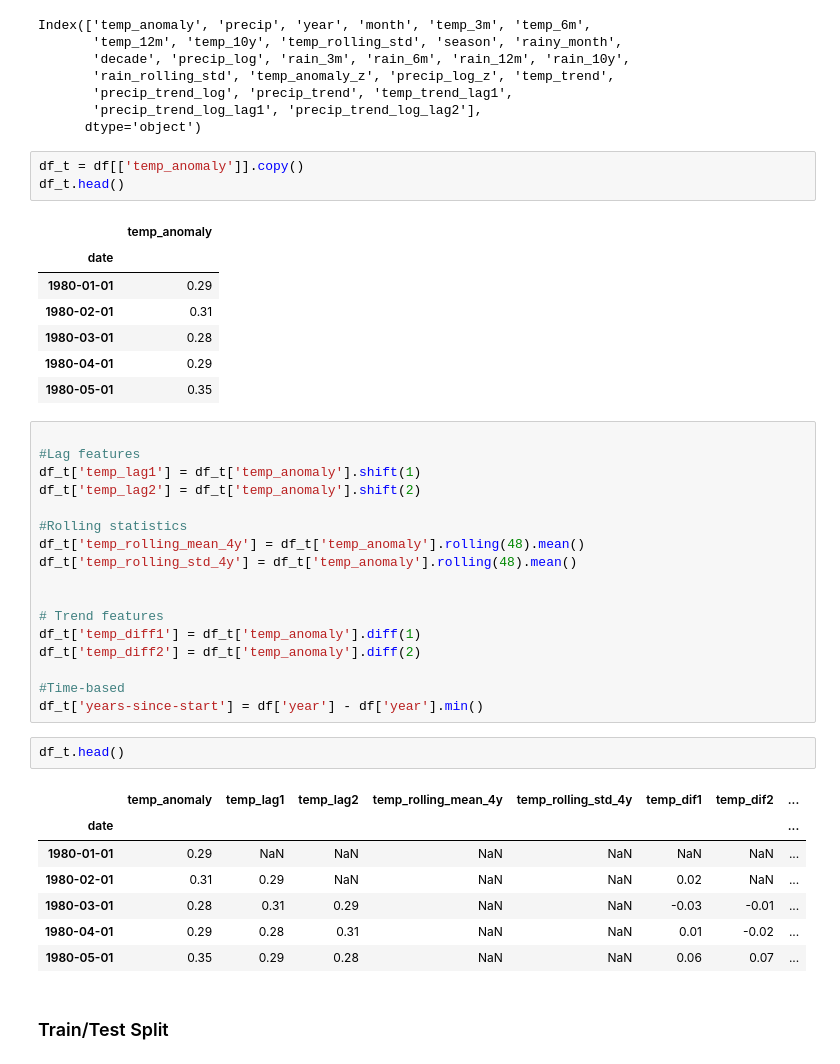
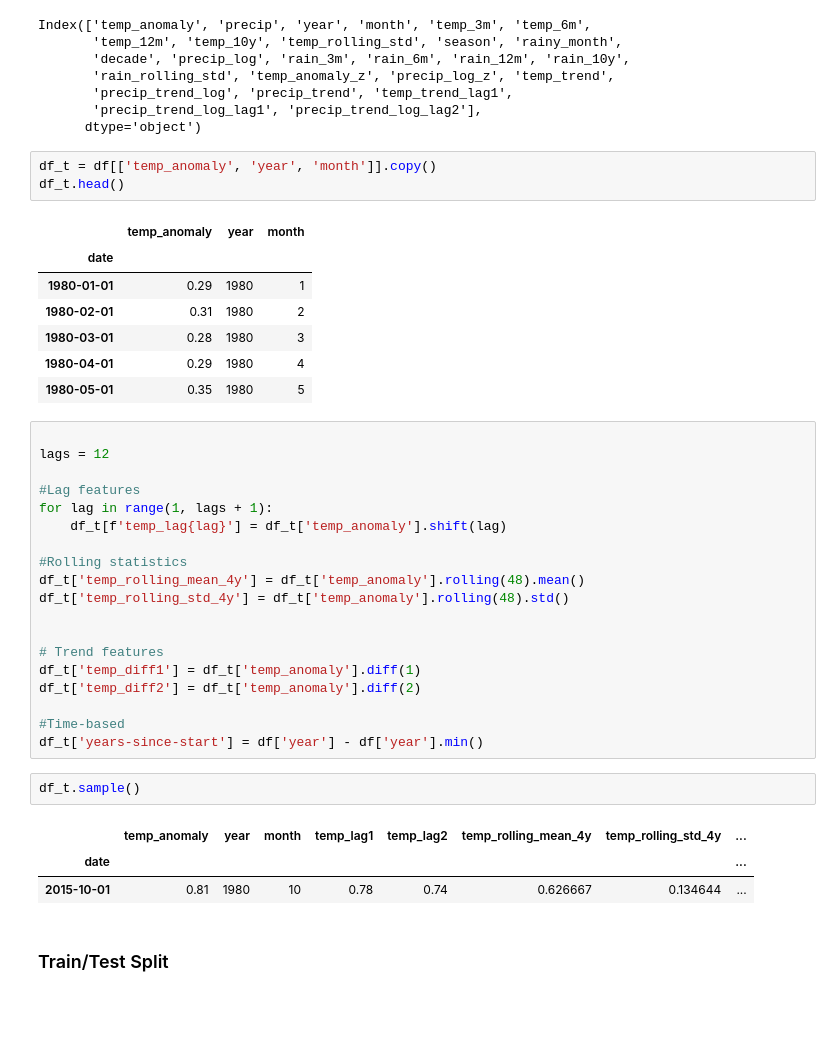
Before and after one commit to NazgulT/caribbean-climate-forecasting, a Jupyter notebook: Forecasting/XGBoost-Temperature.ipynb, the cells around one changed output. Drawn from its saved outputs; the diff is of its cells as text; blank space fills up the shorter version.

```diff
--- a/Forecasting/XGBoost-Temperature.ipynb
+++ b/Forecasting/XGBoost-Temperature.ipynb
@@ -44,25 +44,27 @@ Index(['temp_anomaly', 'precip', 'year', 'month', 'temp_3m', 'temp_6m',
        'precip_trend_log_lag1', 'precip_trend_log_lag2'],
       dtype='object')
 # %%
-df_t = df[['temp_anomaly']].copy()
+df_t = df[['temp_anomaly', 'year', 'month']].copy()
 df_t.head()
 # %% [output]
-|  | temp_anomaly |
-| date |  |
-| 1980-01-01 | 0.29 |
-| 1980-02-01 | 0.31 |
-| 1980-03-01 | 0.28 |
-| 1980-04-01 | 0.29 |
-| 1980-05-01 | 0.35 |
+|  | temp_anomaly | year | month |
+| date |  |  |  |
+| 1980-01-01 | 0.29 | 1980 | 1 |
+| 1980-02-01 | 0.31 | 1980 | 2 |
+| 1980-03-01 | 0.28 | 1980 | 3 |
+| 1980-04-01 | 0.29 | 1980 | 4 |
+| 1980-05-01 | 0.35 | 1980 | 5 |
 # %%
 
+lags = 12
+
 #Lag features
-df_t['temp_lag1'] = df_t['temp_anomaly'].shift(1)
-df_t['temp_lag2'] = df_t['temp_anomaly'].shift(2)
+for lag in range(1, lags + 1):
+    df_t[f'temp_lag{lag}'] = df_t['temp_anomaly'].shift(lag)
 
 #Rolling statistics
 df_t['temp_rolling_mean_4y'] = df_t['temp_anomaly'].rolling(48).mean()
-df_t['temp_rolling_std_4y'] = df_t['temp_anomaly'].rolling(48).mean()
+df_t['temp_rolling_std_4y'] = df_t['temp_anomaly'].rolling(48).std()
 
 
 # Trend features
@@ -72,15 +74,11 @@ df_t['temp_diff2'] = df_t['temp_anomaly'].diff(2)
 #Time-based
 df_t['years-since-start'] = df['year'] - df['year'].min()
 # %%
-df_t.head()
+df_t.sample()
 # %% [output]
-|  | temp_anomaly | temp_lag1 | temp_lag2 | temp_rolling_mean_4y | temp_rolling_std_4y | temp_dif1 | temp_dif2 | ... |
+|  | temp_anomaly | year | month | temp_lag1 | temp_lag2 | temp_rolling_mean_4y | temp_rolling_std_4y | ... |
 | date |  |  |  |  |  |  |  | ... |
-| 1980-01-01 | 0.29 | NaN | NaN | NaN | NaN | NaN | NaN | ... |
-| 1980-02-01 | 0.31 | 0.29 | NaN | NaN | NaN | 0.02 | NaN | ... |
-| 1980-03-01 | 0.28 | 0.31 | 0.29 | NaN | NaN | -0.03 | -0.01 | ... |
-| 1980-04-01 | 0.29 | 0.28 | 0.31 | NaN | NaN | 0.01 | -0.02 | ... |
-| 1980-05-01 | 0.35 | 0.29 | 0.28 | NaN | NaN | 0.06 | 0.07 | ... |
+| 2015-10-01 | 0.81 | 1980 | 10 | 0.78 | 0.74 | 0.626667 | 0.134644 | ... |
 # %% [markdown]
 ### Train/Test Split
 # %%
```
Also changed, not shown: parts of 16 cells of this notebook.
